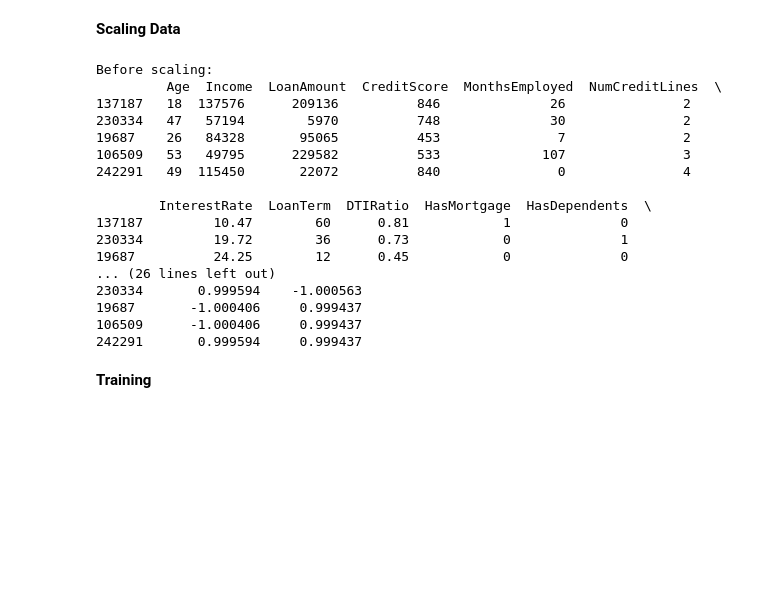
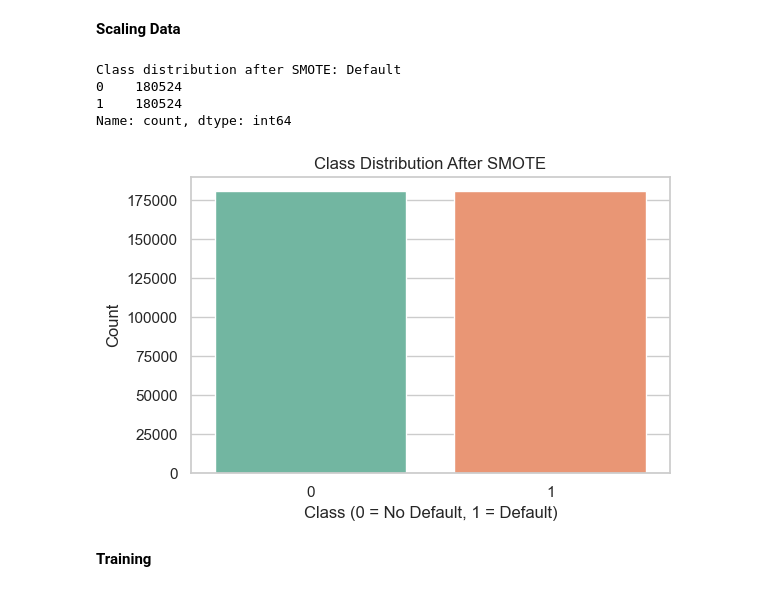
Before and after one commit to tranthaituong/LoanDefaultPrediction, a Jupyter notebook: notebooks/Loan.ipynb, the cells around one changed output. Drawn from its saved outputs; the diff is of its cells as text; code cells hidden in the pictures; blank space fills up the shorter version.

Commit message:
ADD smote

```diff
--- a/notebooks/Loan.ipynb
+++ b/notebooks/Loan.ipynb
@@ -348,26 +345,44 @@ X_test_scaled[numeric_cols] = scaler.transform(X_test[numeric_cols])
-# %%
-
-# 7. (Optional) Check the results before and after scaling
-print("Before scaling:\n", X_train[numeric_cols].head())
-print("After scaling:\n",  X_train_scaled[numeric_cols].head())
-# %% [output]
-Before scaling:
-         Age  Income  LoanAmount  CreditScore  MonthsEmployed  NumCreditLines  \
-137187   18  137576      209136          846              26               2
-230334   47   57194        5970          748              30               2
-19687    26   84328       95065          453               7               2
-106509   53   49795      229582          533             107               3
-242291   49  115450       22072          840               0               4
-
-        InterestRate  LoanTerm  DTIRatio  HasMortgage  HasDependents  \
-137187         10.47        60      0.81            1              0
-230334         19.72        36      0.73            0              1
-19687          24.25        12      0.45            0              0
-... (26 lines left out)
-230334       0.999594    -1.000563
-19687       -1.000406     0.999437
-106509      -1.000406     0.999437
-242291       0.999594     0.999437
+# %%
+# 2. Scale dữ liệu số
+numeric_cols = X_train.select_dtypes(include=["number"]).columns
+scaler = StandardScaler()
+
+X_train_scaled = X_train.copy()
+X_test_scaled = X_test.copy()
+
+X_train_scaled[numeric_cols] = scaler.fit_transform(X_train[numeric_cols])
+X_test_scaled[numeric_cols] = scaler.transform(X_test[numeric_cols])
+
+# 3. Apply SMOTE sau khi scale
+smote = SMOTE(random_state=42)
+X_train_res, y_train_res = smote.fit_resample(X_train_scaled, y_train)
+
+# Optional: kiểm tra class balance
+print("Class distribution after SMOTE:", pd.Series(y_train_res).value_counts())
+# %% [output]
+Class distribution after SMOTE: Default
+0    180524
+1    180524
+Name: count, dtype: int64
+# %%
+# After SMOTE
+plt.figure(figsize=(6, 4))
+sns.barplot(
+    x=after_counts.index.astype(str),
+    y=after_counts.values,
+    hue=after_counts.index.astype(str),
+    palette="Set2",
+    dodge=False,
+    legend=False
+)
+
+plt.title("Class Distribution After SMOTE")
+plt.xlabel("Class (0 = No Default, 1 = Default)")
+plt.ylabel("Count")
+plt.tight_layout()
+plt.show()
+# %% [output]
+[figure, added]
 # %% [markdown]
 **Training**
 # %%
```
Also changed, not shown: parts of 9 cells of this notebook, 1 other file.
